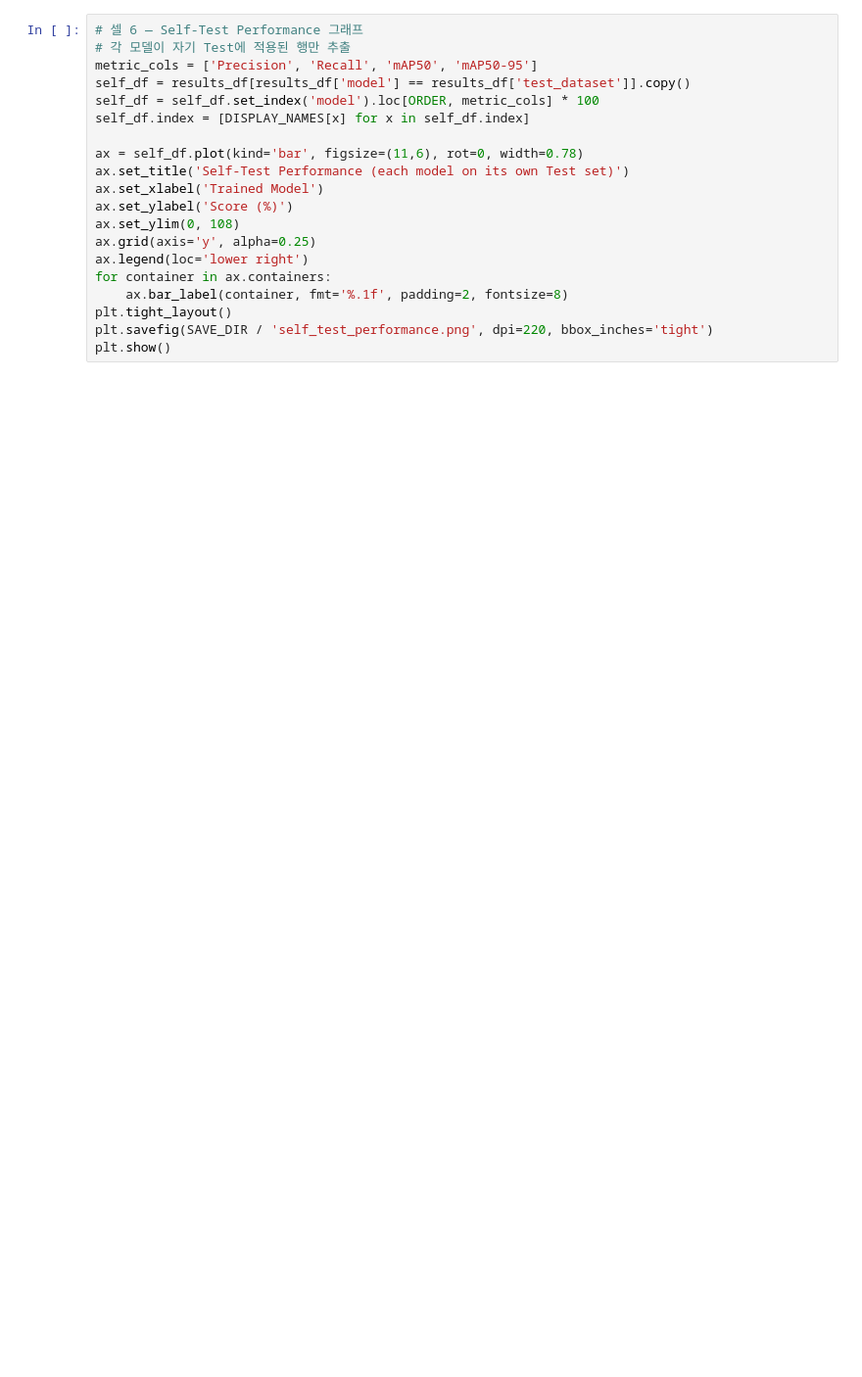
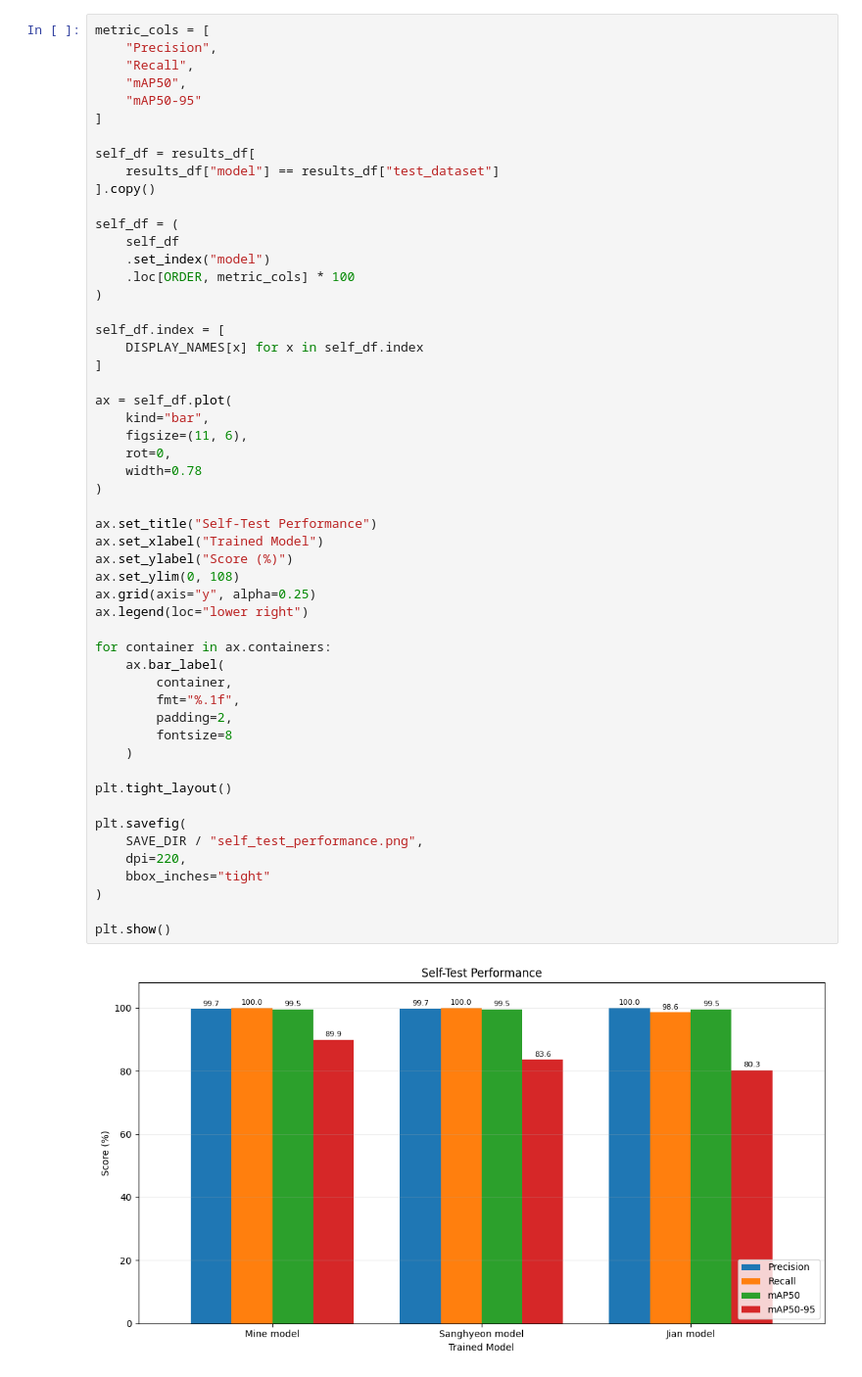
Before and after one commit to chulsoo3060/YOLO_SEJONG, a Jupyter notebook: YOLO_3Models_Cross_Dataset_Colab.ipynb, the cells around one changed output. Shown at 98% size. Saved outputs shown, nothing was run; the diff lists cells and outputs as text; blank space fills up the shorter version.

Commit message:
Update YOLO cross-dataset evaluation notebook

```diff
--- a/YOLO_3Models_Cross_Dataset_Colab.ipynb
+++ b/YOLO_3Models_Cross_Dataset_Colab.ipynb
@@ -156,21 +313,56 @@ display(results_df.round(4))
 # %%
-# 셀 6 — Self-Test Performance 그래프
-# 각 모델이 자기 Test에 적용된 행만 추출
-metric_cols = ['Precision', 'Recall', 'mAP50', 'mAP50-95']
-self_df = results_df[results_df['model'] == results_df['test_dataset']].copy()
-self_df = self_df.set_index('model').loc[ORDER, metric_cols] * 100
-self_df.index = [DISPLAY_NAMES[x] for x in self_df.index]
+metric_cols = [
+    "Precision",
+    "Recall",
+    "mAP50",
+    "mAP50-95"
+]
 
-ax = self_df.plot(kind='bar', figsize=(11,6), rot=0, width=0.78)
-ax.set_title('Self-Test Performance (each model on its own Test set)')
-ax.set_xlabel('Trained Model')
-ax.set_ylabel('Score (%)')
+self_df = results_df[
+    results_df["model"] == results_df["test_dataset"]
+].copy()
+
+self_df = (
+    self_df
+    .set_index("model")
+    .loc[ORDER, metric_cols] * 100
+)
+
+self_df.index = [
+    DISPLAY_NAMES[x] for x in self_df.index
+]
+
+ax = self_df.plot(
+    kind="bar",
+    figsize=(11, 6),
+    rot=0,
+    width=0.78
+)
+
+ax.set_title("Self-Test Performance")
+ax.set_xlabel("Trained Model")
+ax.set_ylabel("Score (%)")
 ax.set_ylim(0, 108)
-ax.grid(axis='y', alpha=0.25)
-ax.legend(loc='lower right')
+ax.grid(axis="y", alpha=0.25)
+ax.legend(loc="lower right")
+
 for container in ax.containers:
-    ax.bar_label(container, fmt='%.1f', padding=2, fontsize=8)
+    ax.bar_label(
+        container,
+        fmt="%.1f",
+        padding=2,
+        fontsize=8
+    )
+
 plt.tight_layout()
-plt.savefig(SAVE_DIR / 'self_test_performance.png', dpi=220, bbox_inches='tight')
+
+plt.savefig(
+    SAVE_DIR / "self_test_performance.png",
+    dpi=220,
+    bbox_inches="tight"
+)
+
 plt.show()
+# %% [output]
+[figure, added]
 # %%
```
Also changed, not shown: parts of 9 cells of this notebook.
